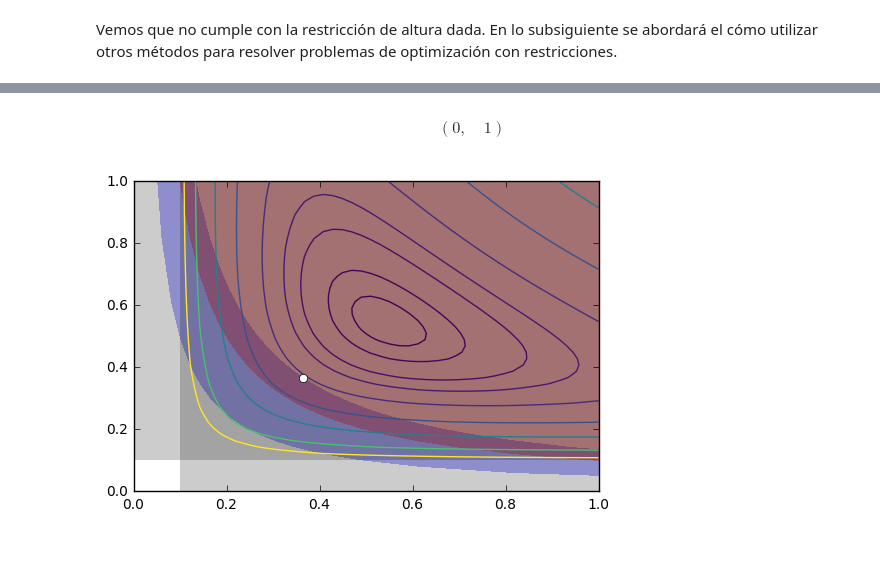
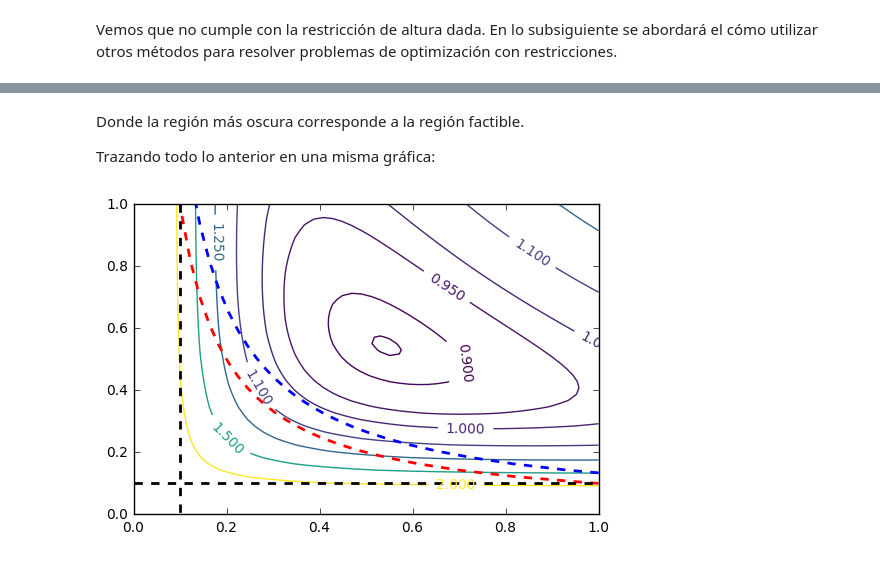
Before and after one commit to numython/numython.github.io, a Jupyter notebook: posts/resolviendo-problemas-de-optimizacion-con-python.ipynb, the cells around one changed output, grey strips where cells are left out. Saved outputs shown, nothing was run; the diff lists cells and outputs as text; code cells hidden in the pictures.

```diff
--- a/posts/resolviendo-problemas-de-optimizacion-con-python.ipynb
+++ b/posts/resolviendo-problemas-de-optimizacion-con-python.ipynb
@@ -144,17 +182,18 @@ g4 = x2 - 0.1
+# %% [markdown]
+Donde la región más oscura corresponde a la región factible.
+
+Trazando todo lo anterior en una misma gráfica:
 # %%
-fig = plt.figure()
-ax = fig.add_subplot(111)
+lvl = [0.885, 0.9, 0.95, 1.0, 1.1, 1.25, 1.5, 2.0]
+cl = plt.contour(x1, x2, f, levels=lvl, cmap="viridis")
+plt.clabel(cl)
+plt.contour(x1, x2, g1, levels=[0], linestyles='--', linewidths=2, colors="b")
+plt.contour(x1, x2, g2, levels=[0], linestyles='--', linewidths=2, colors='r')
+plt.contour(x1, x2, g3, levels=[0], linestyles='--', linewidths=2, colors='k')
+plt.contour(x1, x2, g4, levels=[0], linestyles='--', linewidths=2, colors='k');
 
-lvl = [0.889, 0.9, 0.925, 0.95, 1.0, 1.1, 1.25, 1.5, 1.75]
-cl = ax.contour(x1, x2, f, levels=lvl, cmap="viridis")
-#x.clabel(cl)
-ax.contourf(x1, x2, g1, levels=[0,1], linestyles='--', linewidths=2, colors="b", alpha=0.3)
-ax.contourf(x1, x2, g2, levels=[-1,0], linestyles='--', linewidths=2, colors='r', alpha=0.3)
-ax.contourf(x1, x2, g3, levels=[0,1], linestyles='--', linewidths=2, colors='k', alpha=0.2)
-ax.contourf(x1, x2, g4, levels=[0,1], linestyles='--', linewidths=2, colors='k', alpha=0.2)
-ax.plot([0.365],[0.365], 'wo')
-ax.set_xlim(xmin,xmax)
-ax.set_ylim(ymin,ymax)
+#ax.plot([0.365],[0.365], 'wo')
+#ax.set_xlim(xmin,xmax)
+#ax.set_ylim(ymin,ymax)
 # %% [output]
-$$\left ( 0, \quad 1\right )$$
-[figure, old version]
+[figure, new version]
```
Also changed, not shown: parts of 22 cells of this notebook, 32 other files.
